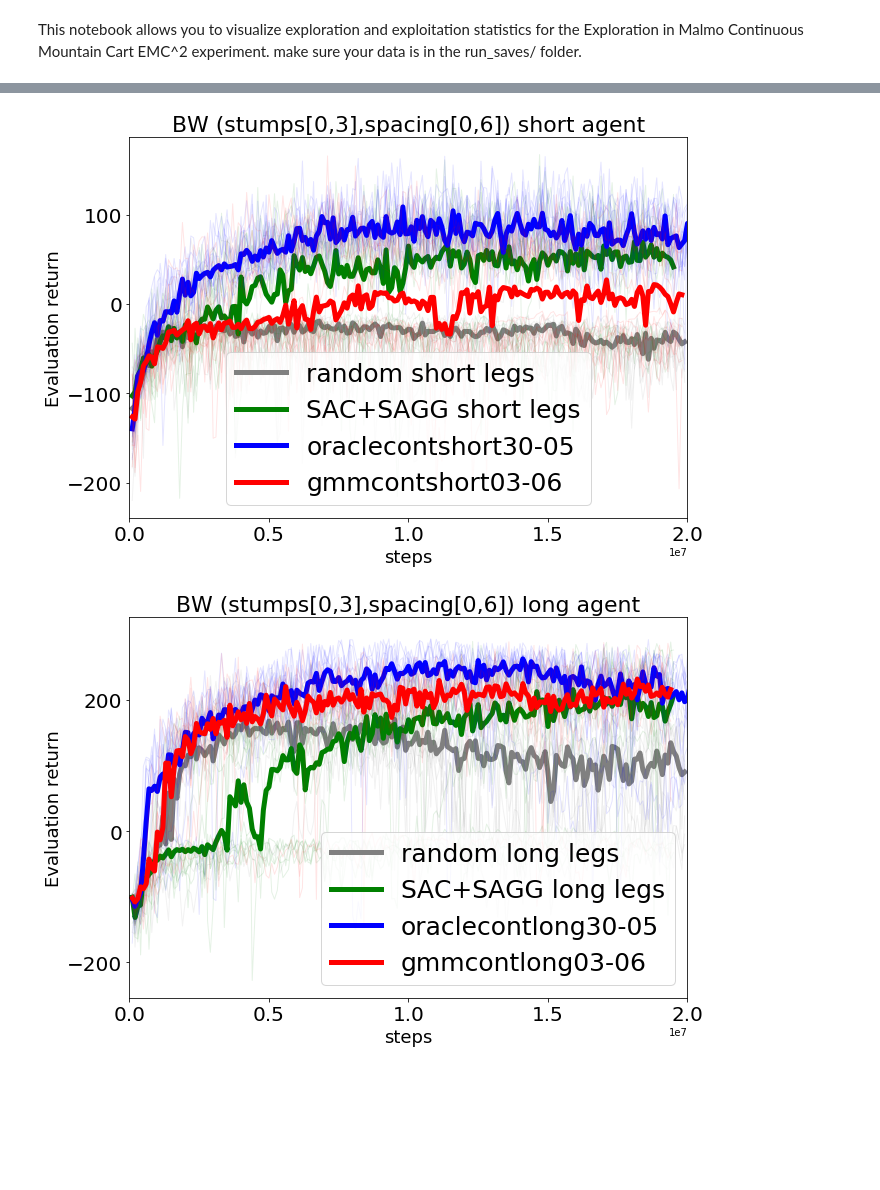
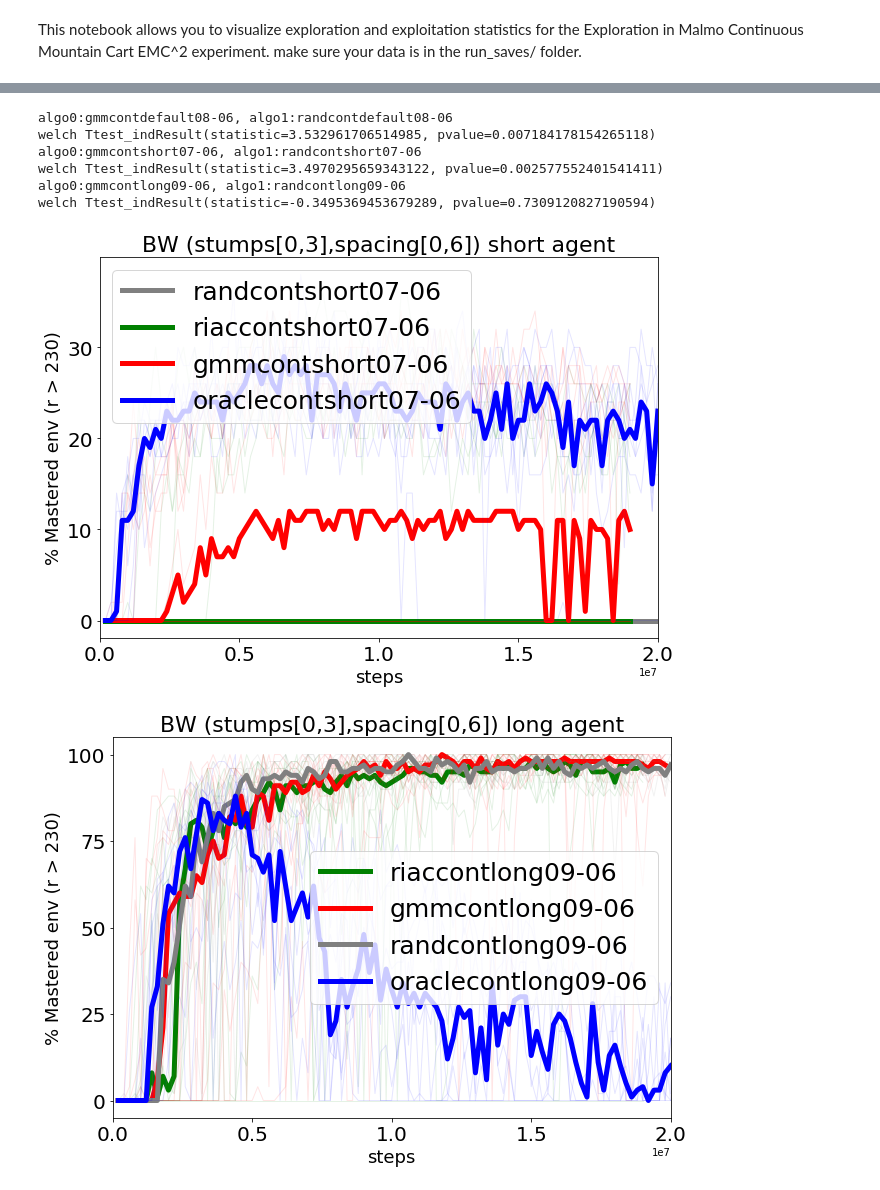
Before and after one commit to rPortelas/spinningup, a Jupyter notebook: data_visualization_sac.ipynb, the cells around one changed output, grey strips where cells are left out. Cells and saved outputs as stored; diff of their text form; code cells hidden in the pictures; blank space fills up the shorter version.

Commit message:
fix saggriac book keeping and update vizu

```diff
--- a/data_visualization_sac.ipynb
+++ b/data_visualization_sac.ipynb
@@ -164,0 +168,23 @@ print(list(models_saves))
+# %%
+# FIXED SET PERFS VIZU
+size_test_set = 50
+max_epochs = 95
+mastered_thr = 230
+stats = {}
+for i,(m_id,label) in enumerate(labels.items()):
+        print(m_id)
+        runs_data = models_saves[m_id]['data']
+        #stats[m_id] = {'mean_nb_mastered':np.zeros((len(runs_data),max_epochs))}
+        #collect raw perfs
+        for r,run in enumerate(runs_data):
+            models_saves[m_id]['data'][r]['nb_mastered'] = []
+            for j in range(len(run['evaluation return'])):#max_epoch):
+                test_data = np.array(run['env_test_rewards'][j*size_test_set:(j+1)*(size_test_set)])
+                nb_mastered = len(np.where(test_data > mastered_thr)[0])
+                #stats[m_id]['mean_nb_mastered'][r][j] = nb_mastered
+                models_saves[m_id]['data'][r]['nb_mastered'].append((nb_mastered/50)*100)
+    #         print(run['env_params_test']['stump_hs'][0])
+    #         print(len(run['env_test_rewards']))
+    #         print(run['Epoch'][-1]*size_test_set)
+    #         print(list(run))
+        #print(np.mean(stats[m_id]['mean_nb_mastered'], axis=0))
@@ -201,7 +240,7 @@ def plot_all_and_median(subplot_nb, ax,x,ys,color,label,
         leg = ax.legend(loc='bottom right', fontsize=25)
     ax.set_xlabel('steps', fontsize=18)
     if subplot_nb == 0:
-        ax.set_ylabel('Evaluation return', fontsize=18)
+        ax.set_ylabel('% Mastered env (r > 230)', fontsize=18)
     ax.set_xlim(xmin=0,xmax=20000000)
 #     if y_min is not None:
 #         ax.set_ylim(bottom=y_min,top=y_max)
@@ -226,34 +265,43 @@ def get_welch(algo_0='amb', algo_1='rmb'):
 # %%
 #PER AGENT PERFS
 agent_types = ["short","long","default"]
 plt.ion()
 for a_type in agent_types:
     f, ax = plt.subplots(1,1,figsize=(10,7))
     ax = [ax]
     for i,(m_id,label) in enumerate(labels.items()):
         if a_type in m_id:
             runs_data = models_saves[m_id]['data']
             ys = []
             for run in runs_data:
-                data = run['evaluation return']
+                data = run['nb_mastered']
+                #data = run['evaluation return']
                 episodes = np.array(run['total timesteps'])
                 ys.append(data)
             #clean data
             min_len = 999999
             for y in ys:
                 if len(y) < min_len:
                     min_len = len(y)
             ys_same_len = []
             for y in ys:
                 ys_same_len.append(y[0:min_len])
             episodes = episodes[0:min_len]
 
             plot_all_and_median(0, ax[0], episodes,ys_same_len,colors[m_id],label,
                                 title="BW (stumps[0,3],spacing[0,6]) {} agent".format(a_type), legend=True)
-            f.savefig('graphics/all_perfs_{}_agents.png'.format(a_type))
-#get_welch(algo_0='saggcont02-05', algo_1="randcont02-05")
+            f.savefig('graphics/all_perfs_{}_agents_mastered_envs.png'.format(a_type))
+get_welch(algo_0='gmmcontdefault08-06', algo_1="randcontdefault08-06")
+get_welch(algo_0='gmmcontshort07-06', algo_1="randcontshort07-06")
+get_welch(algo_0='gmmcontlong09-06', algo_1="randcontlong09-06")
 
 #plt.savefig("graphics/sac_sagg_vs_random_3_leg_sizes.png", bbox_inches='tight')
 # %% [output]
+algo0:gmmcontdefault08-06, algo1:randcontdefault08-06
+welch Ttest_indResult(statistic=3.532961706514985, pvalue=0.007184178154265118)
+algo0:gmmcontshort07-06, algo1:randcontshort07-06
+welch Ttest_indResult(statistic=3.4970295659343122, pvalue=0.002577552401541411)
+algo0:gmmcontlong09-06, algo1:randcontlong09-06
+welch Ttest_indResult(statistic=-0.3495369453679289, pvalue=0.7309120827190594)
-[figure, old version]
+[figure, new version]
-[figure, old version]
+[figure, new version]
```
Also changed, not shown: parts of 9 cells of this notebook, 1 other file.
